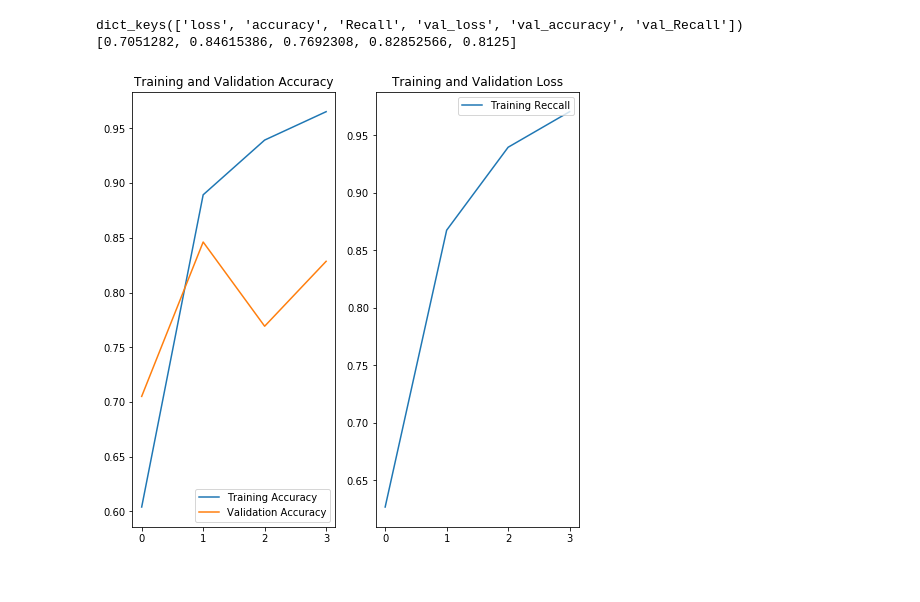
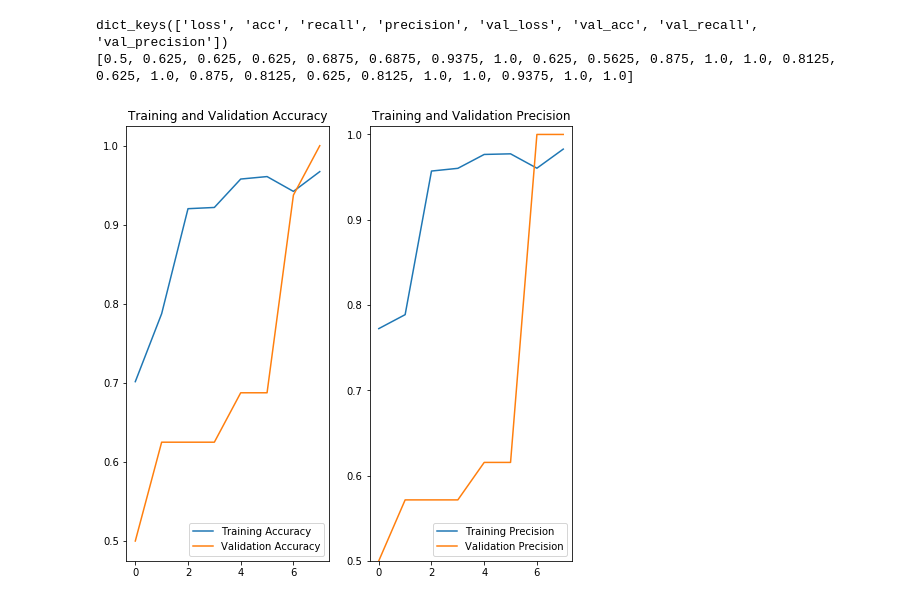
Before and after one commit to SimionFlorin/pneumonia-detection, a Jupyter notebook: parameterTraining.ipynb, the cells around one changed output. Cells and saved outputs as stored; diff of their text form; code cells hidden in the pictures.

```diff
--- a/parameterTraining.ipynb
+++ b/parameterTraining.ipynb
@@ -227,0 +106,5 @@ test_pneumonia_data = None
+# %%
+print(SIZE)
+cp_callback = tf.keras.callbacks.ModelCheckpoint(filepath='weights',
+                                                 save_weights_only=True,
+                                                 verbose=1)
@@ -246,7 +138,7 @@ model=Sequential([
 # %%
 model.compile(optimizer='adam',
               loss='binary_crossentropy',
-              metrics=['accuracy','Recall'])
+              metrics=['accuracy','Recall','Precision'])
 
 model.summary()
 # %% [output]
@@ -291,0 +162,12 @@ Epoch 5/5
+# %%
+
+history = model.fit(
+    train_image_generator,
+    steps_per_epoch=20,
+    batch_size = 16,
+    epochs=25,
+    validation_steps=1,
+    validation_data=val_image_generator,
+    shuffle = True,
+    callbacks=[cp_callback]
+)
@@ -296,33 +194,31 @@ INFO:tensorflow:Assets written to: firstSave.model\assets
 # %%
-# model = tf.keras.models.load_model('firstSave.model')
-# model.evaluate(all_valid_data)
-# print(np.reshape(all_valid_data,(16,328,264)).shape)
-# model.evaluate(all_test_data,test_labels)
-acc = history.history['accuracy']
-val_acc = history.history['val_accuracy']
+acc = history.history['acc']
+val_acc = history.history['val_acc']
 print(history.history.keys())
 print(val_acc)
 
 
-Recall = history.history['Recall']
-val_Recall = history.history['val_Recall']
+precision = history.history['precision']
+val_precision = history.history['val_precision']
 
-epochs_range = range(4)
-
+epochs_range = range(8)
+# small valid dataset causes high fluctuations on val_accuracy
 plt.figure(figsize=(8, 8))
 plt.subplot(1, 2, 1)
-plt.plot(epochs_range, acc[:4], label='Training Accuracy')
-plt.plot(epochs_range, val_acc[:4], label='Validation Accuracy')
+plt.plot(epochs_range, acc[:8], label='Training Accuracy')
+plt.plot(epochs_range, val_acc[:8], label='Validation Accuracy')
 plt.legend(loc='lower right')
 plt.title('Training and Validation Accuracy')
 
 plt.subplot(1, 2, 2)
-plt.plot(epochs_range, Recall[:4], label='Training Reccall')
-# plt.plot(epochs_range, val_Recall[:4], label='Validation Recall')
-plt.legend(loc='upper right')
-plt.title('Training and Validation Loss')
+plt.plot(epochs_range, precision[:8], label='Training Precision')
+plt.plot(epochs_range, val_precision[:8], label='Validation Precision')
+plt.legend(loc='lower right')
+plt.title('Training and Validation Precision')
+plt.ylim(top=1.01,bottom=0.5)
+
 plt.show()
 # %% [output]
-dict_keys(['loss', 'accuracy', 'Recall', 'val_loss', 'val_accuracy', 'val_Recall'])
-[0.7051282, 0.84615386, 0.7692308, 0.82852566, 0.8125]
+dict_keys(['loss', 'acc', 'recall', 'precision', 'val_loss', 'val_acc', 'val_recall', 'val_precision'])
+[0.5, 0.625, 0.625, 0.625, 0.6875, 0.6875, 0.9375, 1.0, 0.625, 0.5625, 0.875, 1.0, 1.0, 0.8125, 0.625, 1.0, 0.875, 0.8125, 0.625, 0.8125, 1.0, 1.0, 0.9375, 1.0, 1.0]
-[figure, old version]
+[figure, new version]
```
Also changed, not shown: parts of 28 cells of this notebook.
